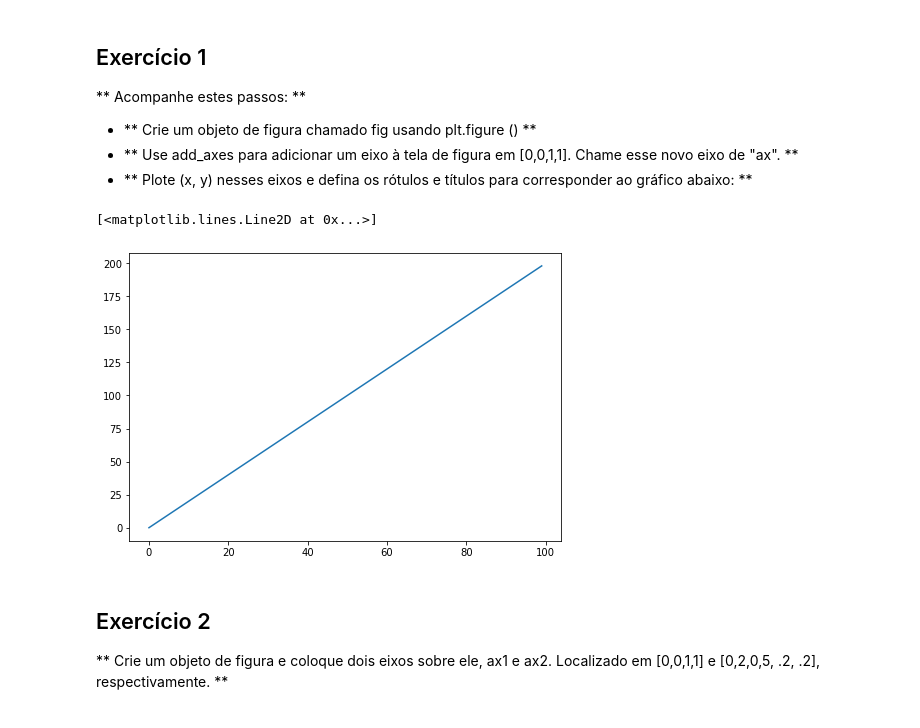
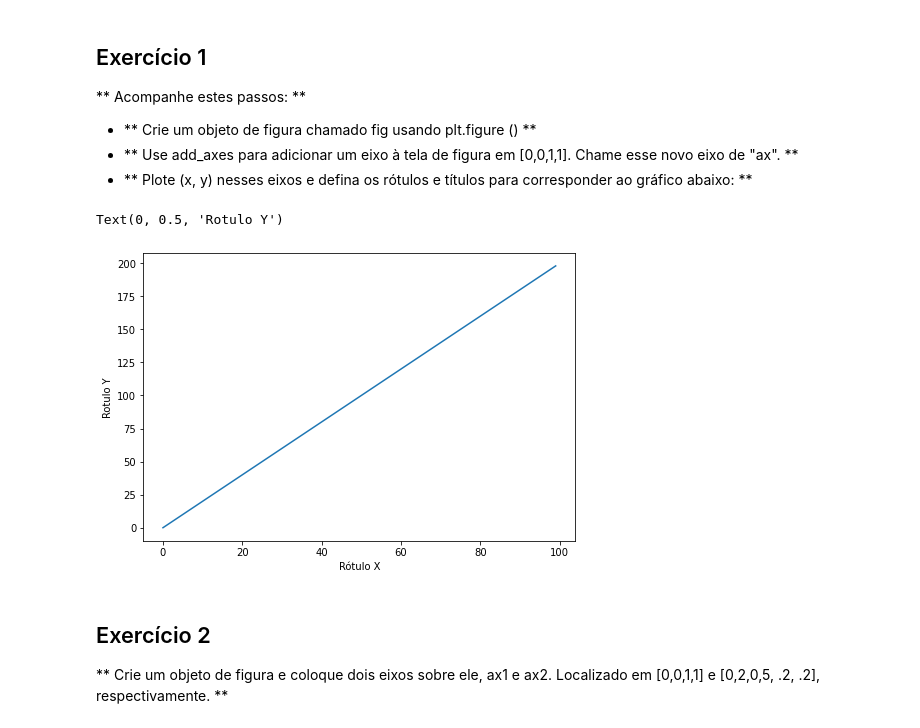
Before and after one commit to vilquer/Python, a Jupyter notebook: Cursos_Udemy-Python-Data-Science-and-Machine-Learning/Meus-Dados/3. Python para Visualização de dados/Matplotlib/Exercícios Matplotlib.ipynb, the cells around one changed output. Cells and saved outputs as stored; diff of their text form; code cells hidden in the pictures.

```diff
--- a/Cursos_Udemy-Python-Data-Science-and-Machine-Learning/Meus-Dados/3. Python para Visualização de dados/Matplotlib/Exercícios Matplotlib.ipynb
+++ b/Cursos_Udemy-Python-Data-Science-and-Machine-Learning/Meus-Dados/3. Python para Visualização de dados/Matplotlib/Exercícios Matplotlib.ipynb
@@ -32,10 +33,12 @@ import matplotlib.pyplot as plt
 # %%
 fig = plt.figure()
 axes = fig.add_axes([0,0,1,1])
 axes.plot(x, y)
+axes.set_xlabel("Rótulo X")
+axes.set_ylabel("Rotulo Y")
 # %% [output]
-[<matplotlib.lines.Line2D at 0x...>]
+Text(0, 0.5, 'Rotulo Y')
-[figure, old version]
+[figure, new version]
 # %% [markdown]
 ## Exercício 2
 ** Crie um objeto de figura e coloque dois eixos sobre ele, ax1 e ax2. Localizado em [0,0,1,1] e [0,2,0,5, .2, .2], respectivamente. **
```
Also changed, not shown: parts of 8 cells of this notebook, 6 other files.
